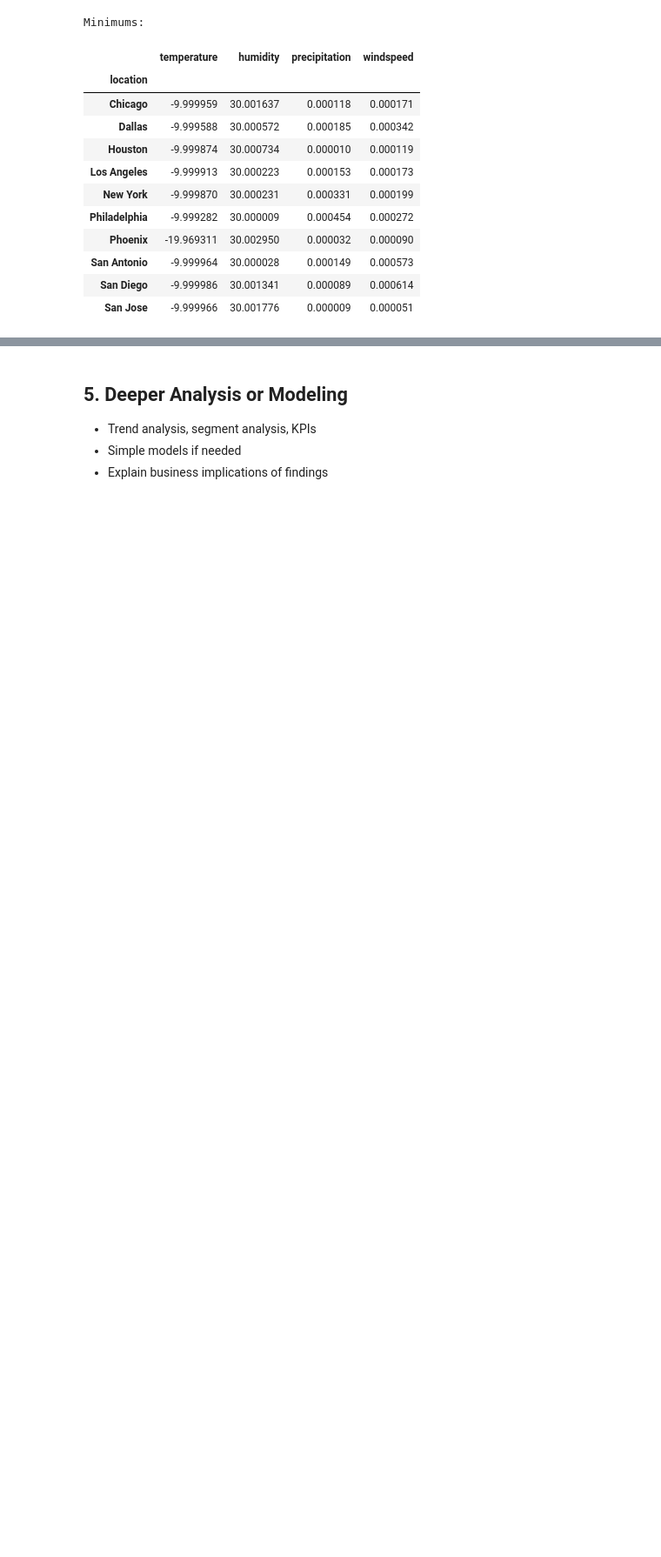
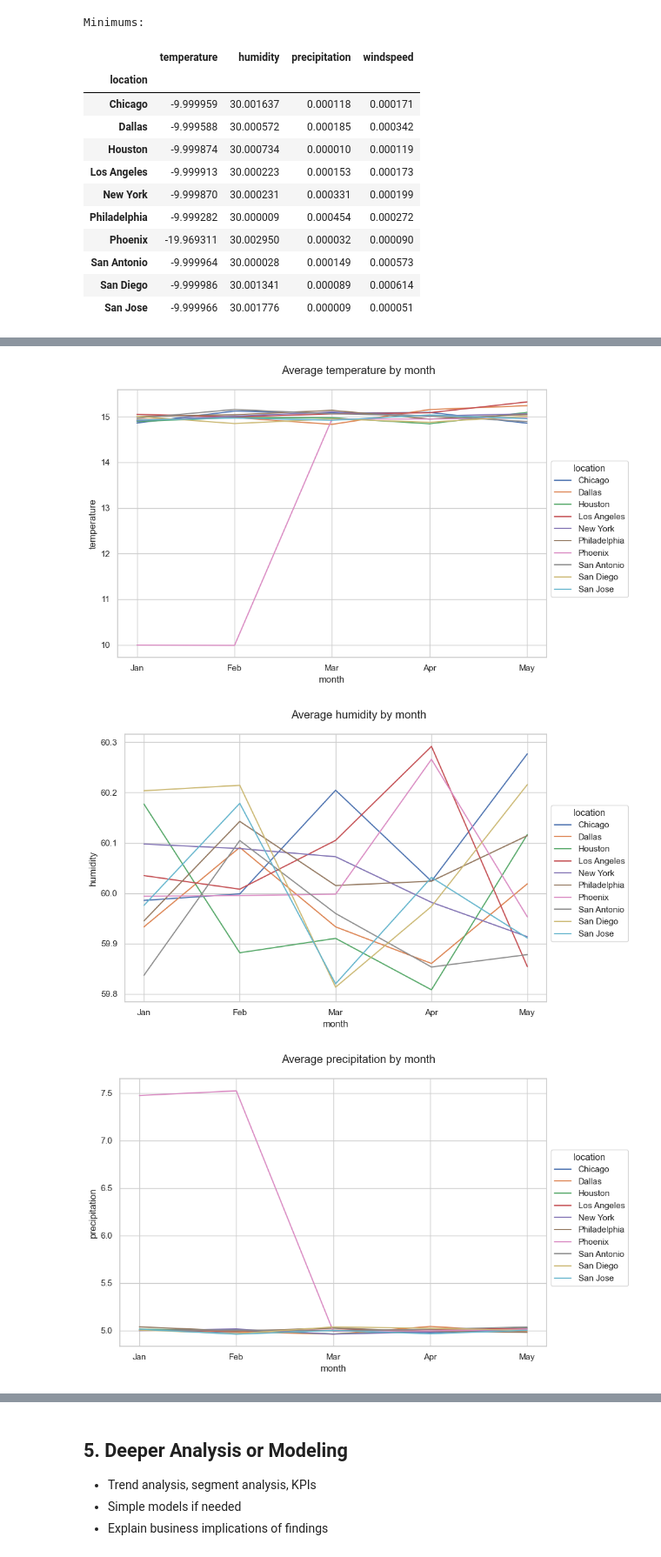
Before and after one commit to kozmik-moore/simple-weather-analysis, a Jupyter notebook: code/notebook.ipynb, the cells around one changed output, grey strips where cells are left out. Shown: that part at 87% size. Saved outputs shown, nothing was run; the diff lists cells and outputs as text; code cells hidden in the pictures; blank space fills up the shorter version.

```diff
--- a/code/notebook.ipynb
+++ b/code/notebook.ipynb
@@ -367,0 +356,22 @@ sns.lineplot(df_avg_temp, x='month', y='temperature', hue='location')
+# %%
+# Visualization of averages by month
+x_labels = {
+    1: 'Jan',
+    2: 'Feb',
+    3: 'Mar',
+    4: 'Apr',
+    5: 'May',
+}
+for c in weather_vars:
+    fig, ax = plt.subplots()
+    ax.set_xticks(list(x_labels.keys()))
+    ax.set_xticklabels(list(x_labels.values()))
+    sns.lineplot(df_avg_temp, x='month', y=c, hue_order=location_order, hue='location', ax=ax)
+    sns.move_legend(ax, 'upper left', bbox_to_anchor=(1, 0.75))
+    fig.suptitle(f'Average {c} by month')
+    fig.savefig(join(products_dir, f'{c} averages by month.png'))
+    plt.tight_layout()
+# %% [output]
+[figure, added]
+[figure, added]
+[figure, added]
```
Also changed, not shown: parts of 14 cells of this notebook, 9 other files.
